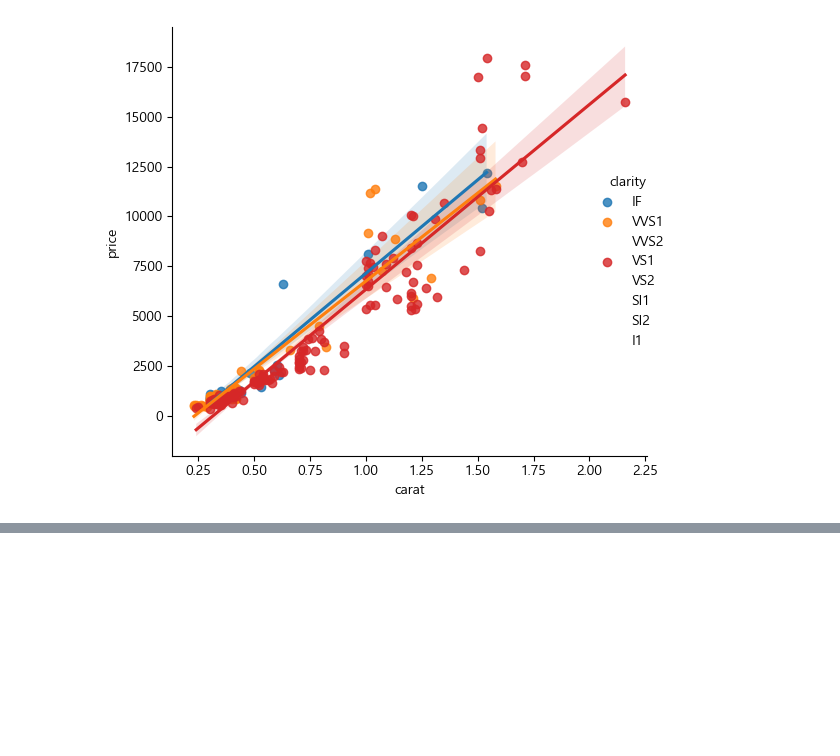
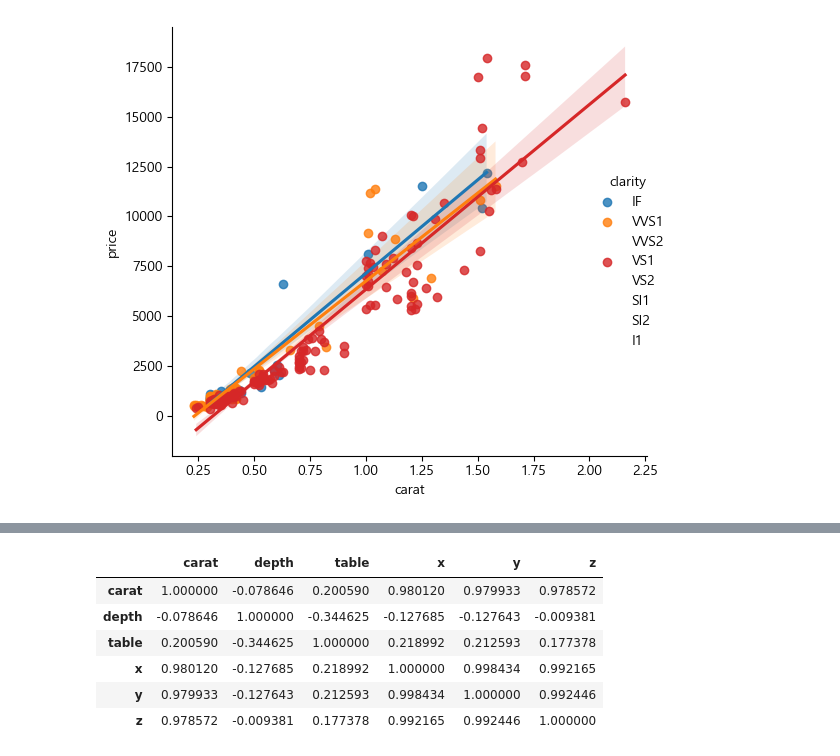
Before and after one commit to qkfmadl0-create/day18, a Jupyter notebook: 04_correlation_scatter.ipynb, the cells around one changed output, grey strips where cells are left out. Cells and saved outputs as stored; diff of their text form; code cells hidden in the pictures; blank space fills up the shorter version.

```diff
--- a/04_correlation_scatter.ipynb
+++ b/04_correlation_scatter.ipynb
@@ -110,0 +123,10 @@ Name: price, dtype: float64
+# %%
+diamonds_sample[numeric_cols].corr()
+# %% [output]
+|  | carat | depth | table | x | y | z |
+| carat | 1.000000 | -0.078646 | 0.200590 | 0.980120 | 0.979933 | 0.978572 |
+| depth | -0.078646 | 1.000000 | -0.344625 | -0.127685 | -0.127643 | -0.009381 |
+| table | 0.200590 | -0.344625 | 1.000000 | 0.218992 | 0.212593 | 0.177378 |
+| x | 0.980120 | -0.127685 | 0.218992 | 1.000000 | 0.998434 | 0.992165 |
+| y | 0.979933 | -0.127643 | 0.212593 | 0.998434 | 1.000000 | 0.992446 |
+| z | 0.978572 | -0.009381 | 0.177378 | 0.992165 | 0.992446 | 1.000000 |
```
Also changed, not shown: parts of 2 cells of this notebook.
